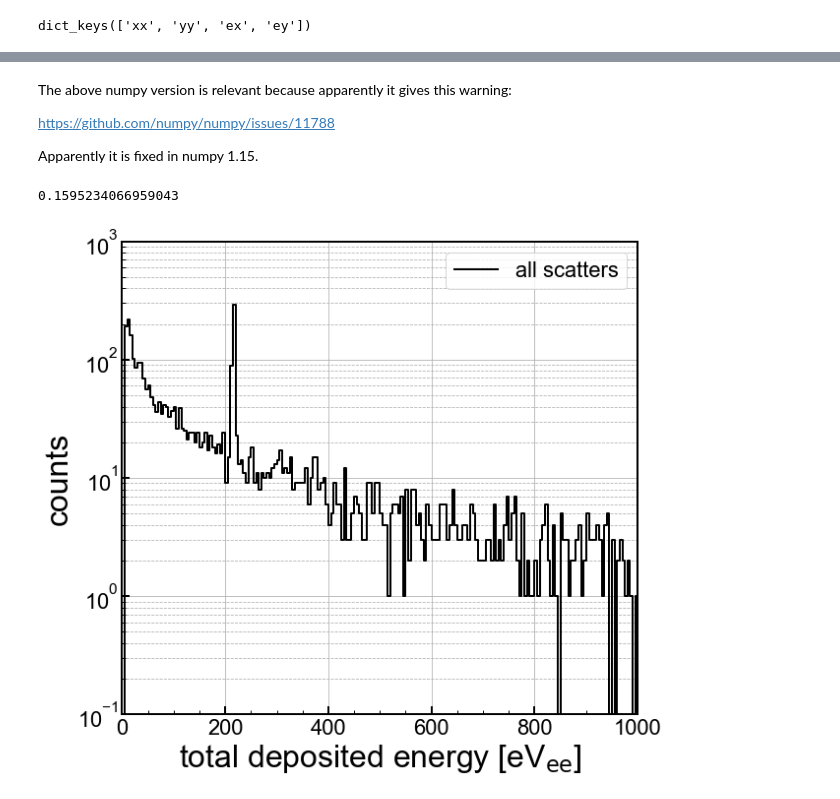
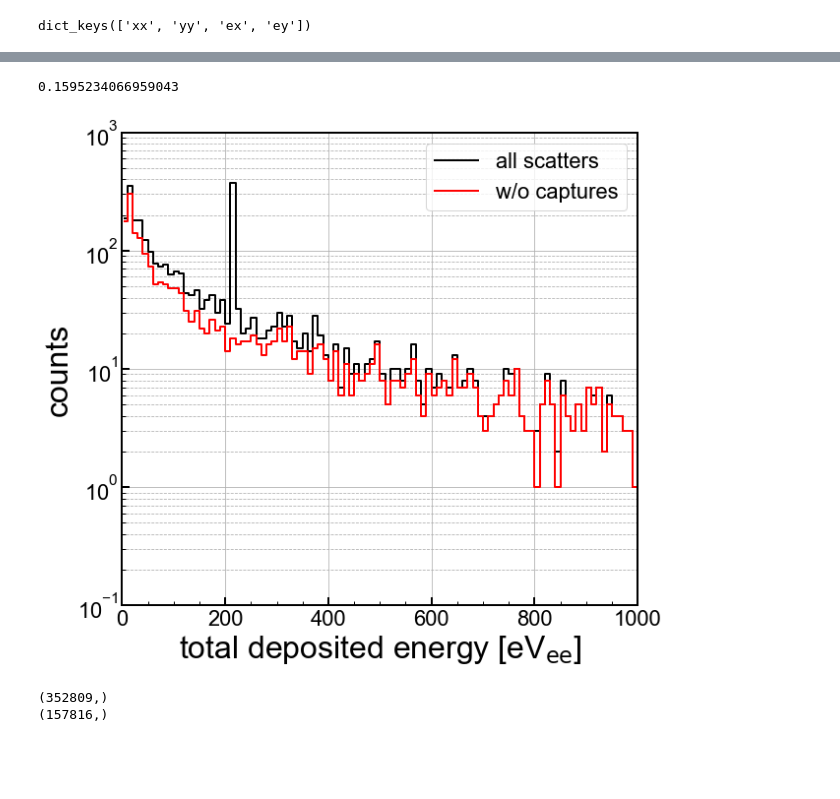
Before and after one commit to villaa/k100_ncapture_cal, a Jupyter notebook: R68_gdirect_first_spectra.ipynb, the cells around one changed output, grey strips where cells are left out. Drawn from its saved outputs; the diff is of its cells as text; code cells hidden in the pictures; blank space fills up the shorter version.

```diff
--- a/R68_gdirect_first_spectra.ipynb
+++ b/R68_gdirect_first_spectra.ipynb
@@ -35,7 +35,8 @@ import h5py
 warnings.resetwarnings()
 f = h5py.File("/data/chocula/villaa/k100Sim_Data/captureCalhdf5/R68_gdirect_testskim_superhighstat.h5","r")
 
-for i in f:
-    print(i)
+data = f['geant4/hits']
 
-hits = f['geant4/hits']
+f_nocap = h5py.File("/data/chocula/villaa/k100Sim_Data/captureCalhdf5/R68_gdirect_testskim_superhighstat_nocap.h5","r")
+
+data_nocap = f_nocap['geant4/hits']
@@ -115,9 +89,3 @@ np.version.version
-# %% [markdown]
-The above numpy version is relevant because apparently it gives this warning:
-
-https://github.com/numpy/numpy/issues/11788
-
-Apparently it is fixed in numpy 1.15.
 # %%
 print(damic_y(2000))
 # %% [output]
@@ -128,13 +96,16 @@ V = 120
 eps = 3.8 #eV for silicon
 F = 0.1161 #silicon value taken from https://www.sciencedirect.com/science/article/pii/S0168900297009650
 evec_ee = (evec + evec*damic_y(evec)*(V/eps))/(1+(V/eps))
+evec_ee_nocap = (evec_nocap + evec_nocap*damic_y(evec_nocap)*(V/eps))/(1+(V/eps))
 # %%
 #make some histograms
 
 xmax = 1000
 thresh = 7 #at best a 7 eV threshold
 sume = np.sum(evec_ee,1)
-n,nx = np.histogram(sume[sume>thresh],200,range=(0,xmax))
+n,nx = np.histogram(sume[sume>thresh],100,range=(0,xmax))
+sume_nocap = np.sum(evec_ee_nocap,1)
+n_nocap,nx_nocap = np.histogram(sume_nocap[sume_nocap>thresh],100,range=(0,xmax))
 #n_ss,nx_ss = np.histogram(np.sum(nr_energies[nr_hits==1,:],1)*1000,250,range=(0,xmax))
 #n_ms,nx_ms = np.histogram(np.sum(nr_energies[nr_hits>1,:],1)*1000,250,range=(0,xmax))
 
@@ -154,32 +125,50 @@ fig,axes = plt.subplots(1,1,figsize=(9.0,8.0),sharex=True)
 ax1 = axes
 
 ymin=0.1
 ymax=1000
 ax1.step(xc,n, where='mid',color='k', linestyle='-', \
          label='all scatters', linewidth=2)
+ax1.step(xc,n_nocap, where='mid',color='r', linestyle='-', \
+         label='w/o captures', linewidth=2)
 
 
 
 
 #tlabel = 'Thresh. {0} eV$_{{\mathrm{{ee}}}}$'.format(18)
 #ax1.axvline(thresh, color='k', linestyle='--', lw=2, alpha=0.8,label=tlabel)
 #erange_x = np.arange(thresh-sigthr, thresh+sigthr, 0.01)
 #ax1.fill_between(erange_x, ymin, ymax, facecolor='r', alpha=0.3)
 
 ax1.set_yscale('log')
 ax1.set_xlim(0, xmax) #in pairs
 ax1.set_ylim(ymin,ymax)
 ax1.set_xlabel('total deposited energy [eV$_{\\mathrm{ee}}$]',**axis_font)
 ax1.set_ylabel('counts',**axis_font)
 ax1.grid(True)
 ax1.yaxis.grid(True,which='minor',linestyle='--')
 ax1.legend(loc=1,prop={'size':22})
 
 for axis in ['top','bottom','left','right']:
   ax1.spines[axis].set_linewidth(2)
 
 plt.tight_layout()
-plt.savefig('figures/R68_gdirect_firstNRbknd_nores.png')
+plt.savefig('figures/R68_gdirect_firstNRbknd_wwoCap_nores.png')
 plt.show()
 # %% [output]
-[figure, old version]
+[figure, new version]
+# %%
+fpube = open('data/r68_n125_PuBe_PTOFkeV_1keV_spikesremoved_scan_fmt.txt')
+fbknd = open('data/r68_n125_bkg_PTOFkeV_1keV_spikesremoved_scan_fmt.txt')
+#fpube = open('data/r68_n125_PuBe_cgood_PTOFkeV0_1keV_scan_fmt.txt')
+#fbknd = open('data/r68_n125_Bkg_cgood_PTOFkeV0_1keV_scan_fmt.txt')
+
+d = np.asarray([x.split() for x in fpube.readlines()],dtype=np.float)
+db = np.asarray([x.split() for x in fbknd.readlines()],dtype=np.float)
+
+dE = d[:,0]
+dbE = db[:,0]
+print(np.shape(dE))
+print(np.shape(dbE))
+# %% [output]
+(352809,)
+(157816,)
```
Also changed, not shown: parts of 6 cells of this notebook, 3 other files.
